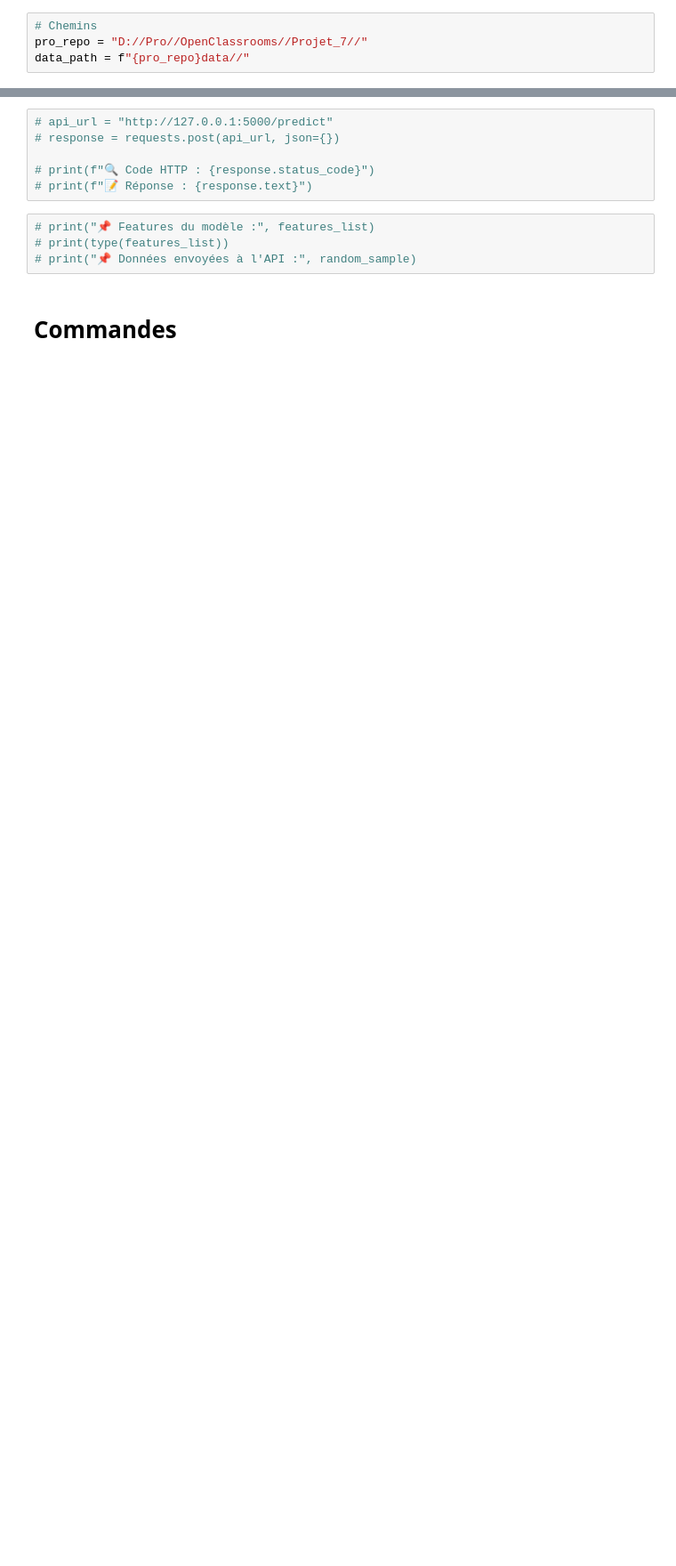
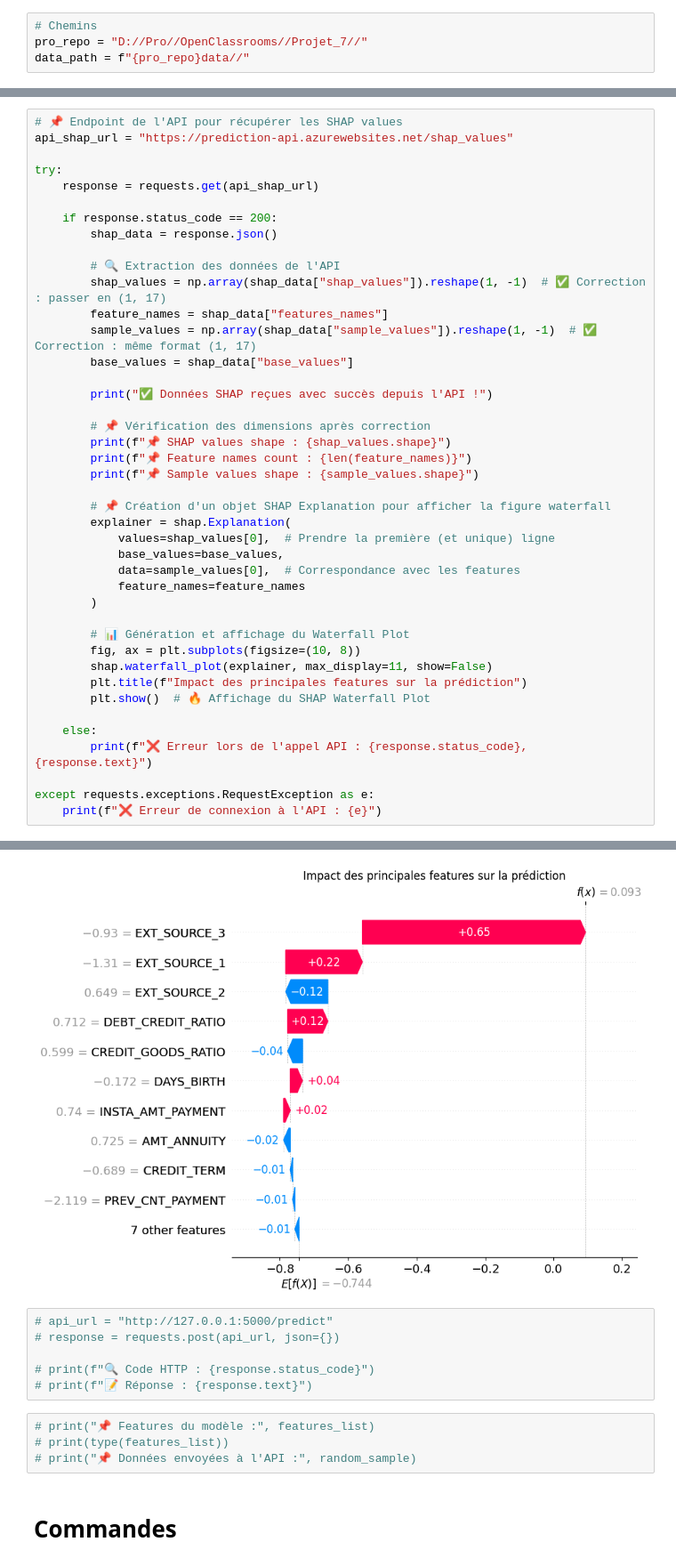
Before and after one commit to davfgh/Projet7_OpenClassrooms, a Jupyter notebook: api/Farizon_David_5_notebook_test_API_0125.ipynb, the cells around one changed output, grey strips where cells are left out. Shown at 89% size. Saved outputs shown, nothing was run; the diff lists cells and outputs as text; blank space fills up the shorter version.

```diff
--- a/api/Farizon_David_5_notebook_test_API_0125.ipynb
+++ b/api/Farizon_David_5_notebook_test_API_0125.ipynb
@@ -248,0 +307,43 @@ Error:
+# %%
+# 📌 Endpoint de l'API pour récupérer les SHAP values
+api_shap_url = "https://prediction-api.azurewebsites.net/shap_values"
+
+try:
+    response = requests.get(api_shap_url)
+
+    if response.status_code == 200:
+        shap_data = response.json()
+
+        # 🔍 Extraction des données de l'API
+        shap_values = np.array(shap_data["shap_values"]).reshape(1, -1)  # ✅ Correction : passer en (1, 17)
+        feature_names = shap_data["features_names"]
+        sample_values = np.array(shap_data["sample_values"]).reshape(1, -1)  # ✅ Correction : même format (1, 17)
+        base_values = shap_data["base_values"]
+
+        print("✅ Données SHAP reçues avec succès depuis l'API !")
+
+        # 📌 Vérification des dimensions après correction
+        print(f"📌 SHAP values shape : {shap_values.shape}")
+        print(f"📌 Feature names count : {len(feature_names)}")
+        print(f"📌 Sample values shape : {sample_values.shape}")
+
+        # 📌 Création d'un objet SHAP Explanation pour afficher la figure waterfall
+        explainer = shap.Explanation(
+            values=shap_values[0],  # Prendre la première (et unique) ligne
+            base_values=base_values,
+            data=sample_values[0],  # Correspondance avec les features
+            feature_names=feature_names
+        )
+
+        # 📊 Génération et affichage du Waterfall Plot
+        fig, ax = plt.subplots(figsize=(10, 8))
+        shap.waterfall_plot(explainer, max_display=11, show=False)
+        plt.title(f"Impact des principales features sur la prédiction")
+        plt.show()  # 🔥 Affichage du SHAP Waterfall Plot
+
+    else:
+        print(f"❌ Erreur lors de l'appel API : {response.status_code}, {response.text}")
+
+except requests.exceptions.RequestException as e:
+    print(f"❌ Erreur de connexion à l'API : {e}")
+# %% [output]
@@ -249,3 +354,4 @@ Error:
+[figure, added]
 # %%
 # api_url = "http://127.0.0.1:5000/predict"
 # response = requests.post(api_url, json={})
```
Also changed, not shown: parts of 13 cells of this notebook, 5 other files.
